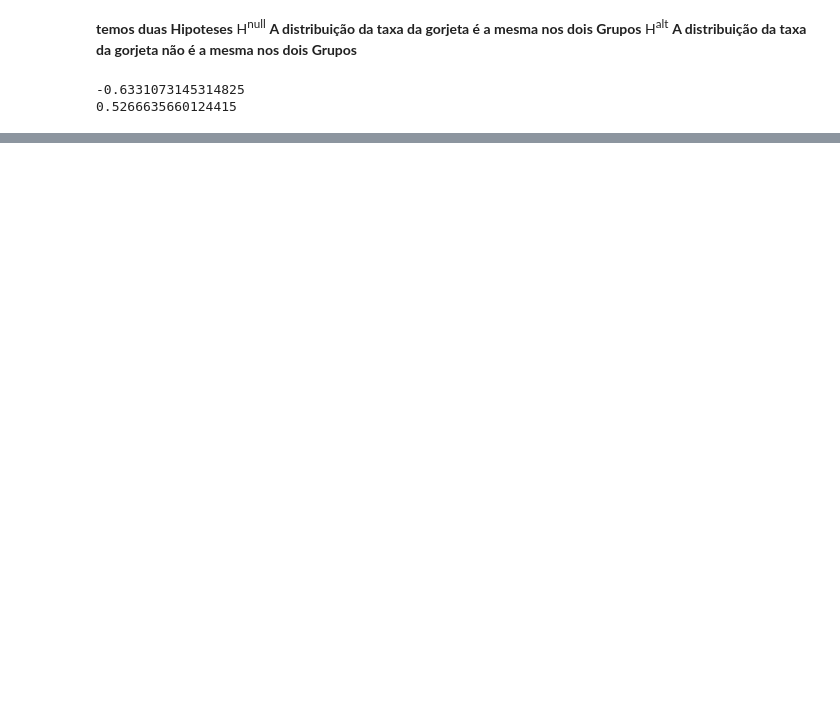
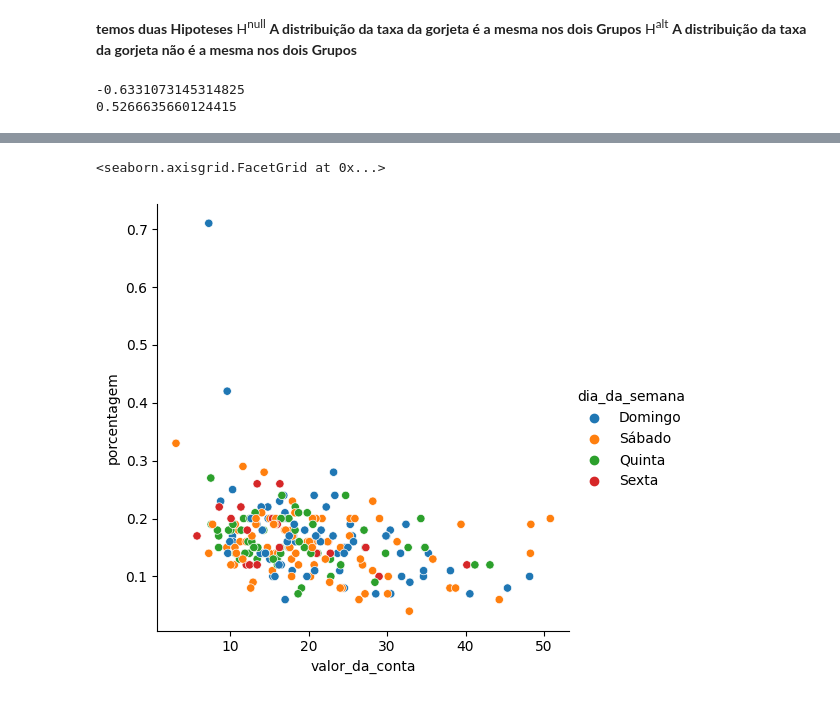
Before and after one commit to Marlon-Santiago/Curso_Alura, a Jupyter notebook: EDA_Gorjetas.ipynb, the cells around one changed output, grey strips where cells are left out. Saved outputs shown, nothing was run; the diff lists cells and outputs as text; code cells hidden in the pictures; blank space fills up the shorter version.

```diff
--- a/EDA_Gorjetas.ipynb
+++ b/EDA_Gorjetas.ipynb
@@ -317,0 +339,5 @@ print(p_value)
+# %%
+sns.relplot(x = 'valor_da_conta', y = 'porcentagem', hue = 'dia_da_semana', data = gorjeta)
+# %% [output]
+<seaborn.axisgrid.FacetGrid at 0x...>
+[figure, added]
```
Also changed, not shown: parts of 16 cells of this notebook.
